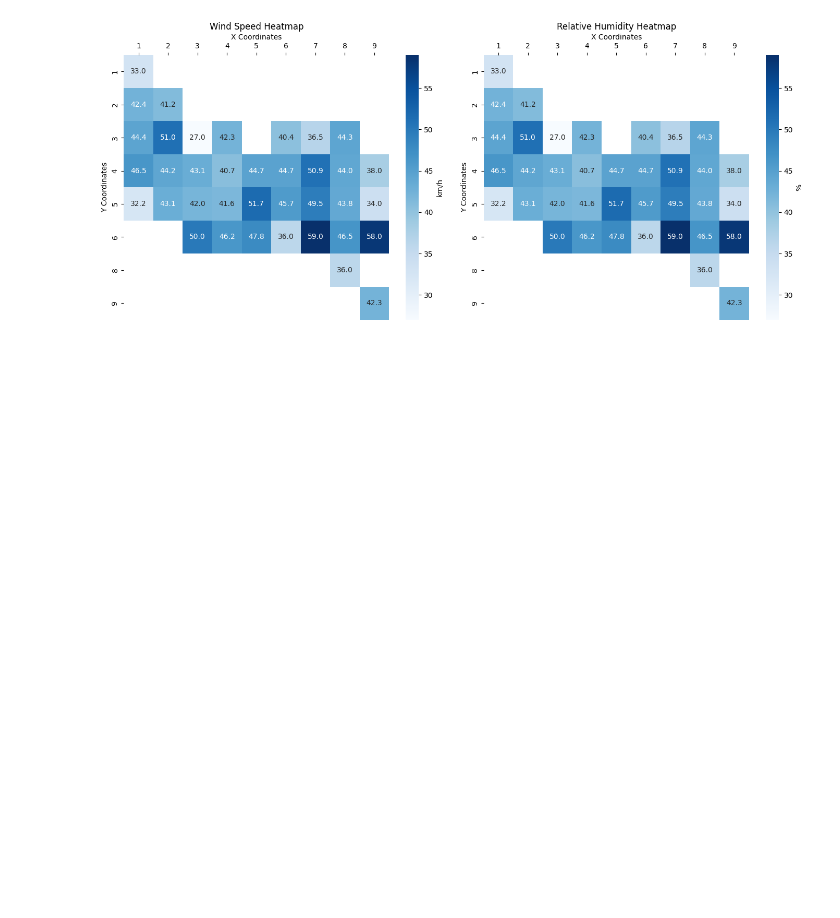
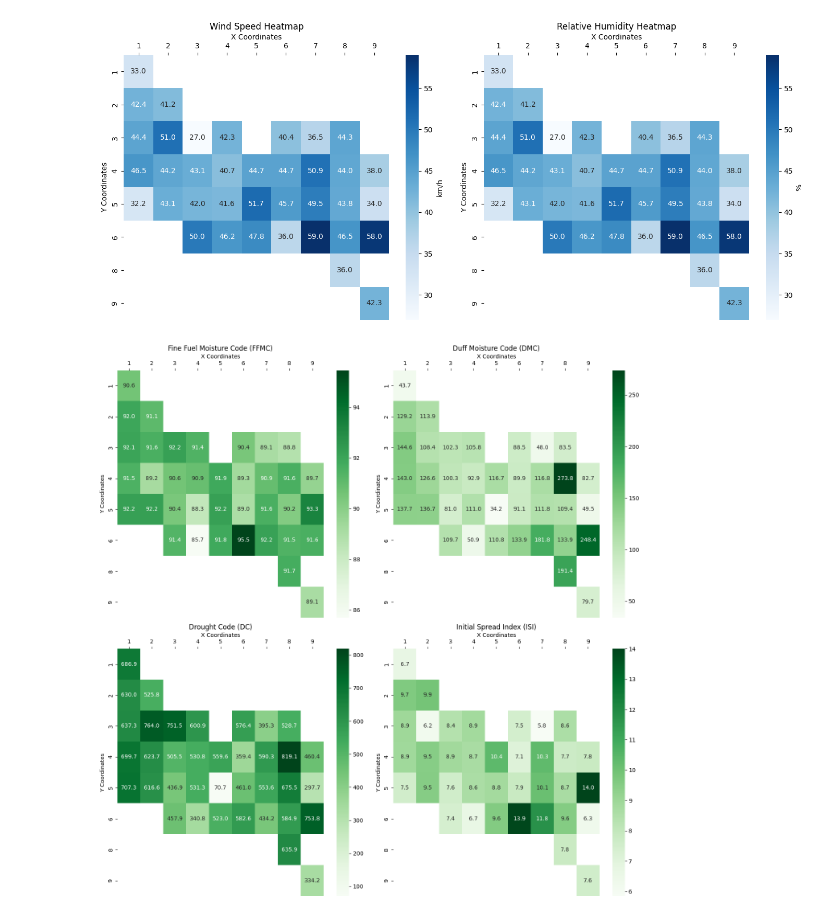
Before and after one commit to sashamrobinson/Firewatch, a Jupyter notebook: ForestFireDataAnalysis.ipynb, the cells around one changed output. Drawn from its saved outputs; the diff is of its cells as text; code cells hidden in the pictures; blank space fills up the shorter version.

```diff
--- a/ForestFireDataAnalysis.ipynb
+++ b/ForestFireDataAnalysis.ipynb
@@ -140,40 +140,39 @@ ffmc_values = data["FFMC"]
 dmc_values = data["DMC"]
 dc_values = data["DC"]
 isi_values = data["ISI"]
-
-print(list(colormaps))
-
 
 # Package data into pivot table
 ffmc_heatmap_data = data.pivot_table(values='FFMC', index='Y', columns='X')
 dmc_heatmap_data = data.pivot_table(values='DMC', index='Y', columns='X')
 dc_heatmap_data = data.pivot_table(values='DC', index='Y', columns='X')
 isi_heatmap_data = data.pivot_table(values='ISI', index='Y', columns='X')
 
 # Prepare subplots
-fig, axs = plt.subplots(2, 2, figsize=(14, 6))
+fig, axs = plt.subplots(2, 2, figsize=(14, 14))
 ax5, ax6, ax7, ax8 = axs.flatten()
 
 # Plot sublots
 ax5.set_title('Fine Fuel Moisture Code (FFMC)')
-sns.heatmap(ffmc_heatmap_data, cmap='Oranges', annot=True, fmt=".1f", cbar_kws={'label': 'HA'}, ax=ax5)
+sns.heatmap(ffmc_heatmap_data, cmap='Greens', annot=True, fmt=".1f", ax=ax5)
 
 ax6.set_title('Duff Moisture Code (DMC)')
-sns.heatmap(dmc_heatmap_data, cmap='Oranges', annot=True, fmt=".1f", cbar_kws={'label': 'C°'}, ax=ax6)
+sns.heatmap(dmc_heatmap_data, cmap='Greens', annot=True, fmt=".1f", ax=ax6)
 
 ax7.set_title('Drought Code (DC)')
-sns.heatmap(dc_heatmap_data, cmap='Oranges', annot=True, fmt=".1f", cbar_kws={'label': 'C°'}, ax=ax7)
+sns.heatmap(dc_heatmap_data, cmap='Greens', annot=True, fmt=".1f", ax=ax7)
 
 ax8.set_title('Initial Spread Index (ISI)')
-sns.heatmap(isi_heatmap_data, cmap='Oranges', annot=True, fmt=".1f", cbar_kws={'label': 'C°'}, ax=ax8)
+sns.heatmap(isi_heatmap_data, cmap='Greens', annot=True, fmt=".1f", ax=ax8)
 
 
 for ax in [ax5, ax6, ax7, ax8]:
     ax.tick_params(top=True, labeltop=True, bottom=False, labelbottom=False)
     ax.xaxis.set_label_position('top')
     ax.set_xlabel('X Coordinates')
     ax.set_ylabel('Y Coordinates')
 
 plt.tight_layout()
 
 plt.show()
+# %% [output]
+[figure, added]
```
Also changed, not shown: parts of 1 cell of this notebook, 1 other file.
